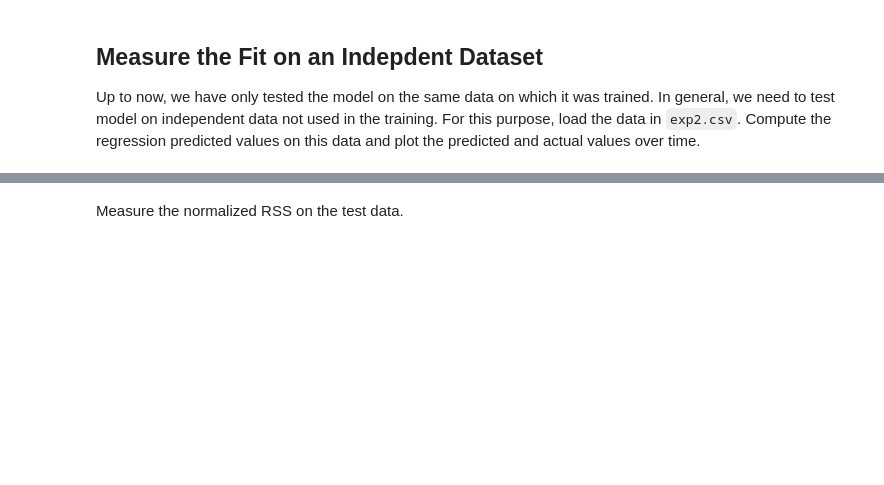
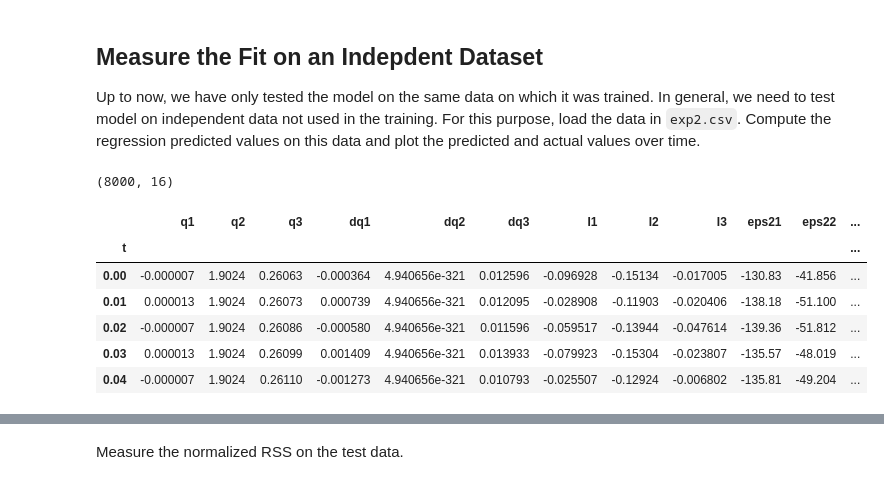
Before and after one commit to siddharthchd/introml, a Jupyter notebook: unit3/lab_robot_calib_partial-Copy1.ipynb, the cells around one changed output, grey strips where cells are left out. Drawn from its saved outputs; the diff is of its cells as text; code cells hidden in the pictures; blank space fills up the shorter version.

```diff
--- a/unit3/lab_robot_calib_partial-Copy1.ipynb
+++ b/unit3/lab_robot_calib_partial-Copy1.ipynb
@@ -102,0 +116,14 @@ Up to now, we have only tested the model on the same data on which it was traine
+# %%
+# TODO
+df_test = pd.read_csv('exp2.csv', index_col = 0, header = None, delim_whitespace = False, names = names, na_values = float)
+print(df_test.shape)
+df_test.head()
+# %% [output]
+(8000, 16)
+|  | q1 | q2 | q3 | dq1 | dq2 | dq3 | I1 | I2 | I3 | eps21 | eps22 | ... |
+| t |  |  |  |  |  |  |  |  |  |  |  | ... |
+| 0.00 | -0.000007 | 1.9024 | 0.26063 | -0.000364 | 4.940656e-321 | 0.012596 | -0.096928 | -0.15134 | -0.017005 | -130.83 | -41.856 | ... |
+| 0.01 | 0.000013 | 1.9024 | 0.26073 | 0.000739 | 4.940656e-321 | 0.012095 | -0.028908 | -0.11903 | -0.020406 | -138.18 | -51.100 | ... |
+| 0.02 | -0.000007 | 1.9024 | 0.26086 | -0.000580 | 4.940656e-321 | 0.011596 | -0.059517 | -0.13944 | -0.047614 | -139.36 | -51.812 | ... |
+| 0.03 | 0.000013 | 1.9024 | 0.26099 | 0.001409 | 4.940656e-321 | 0.013933 | -0.079923 | -0.15304 | -0.023807 | -135.57 | -48.019 | ... |
+| 0.04 | -0.000007 | 1.9024 | 0.26110 | -0.001273 | 4.940656e-321 | 0.010793 | -0.025507 | -0.12924 | -0.006802 | -135.81 | -49.204 | ... |
```
Also changed, not shown: parts of 13 cells of this notebook.
